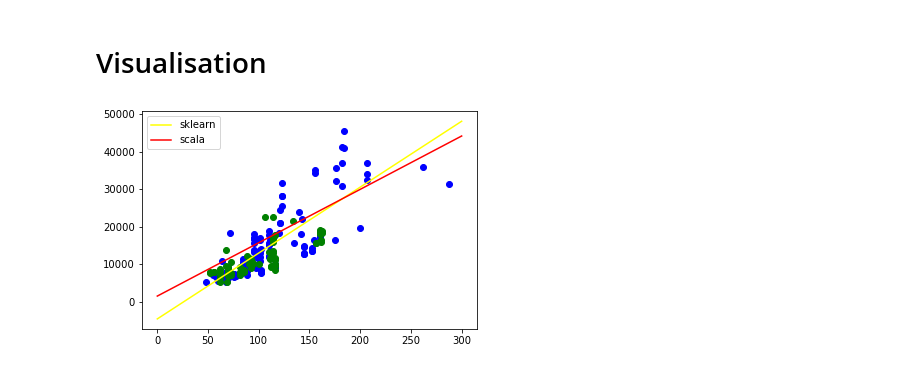
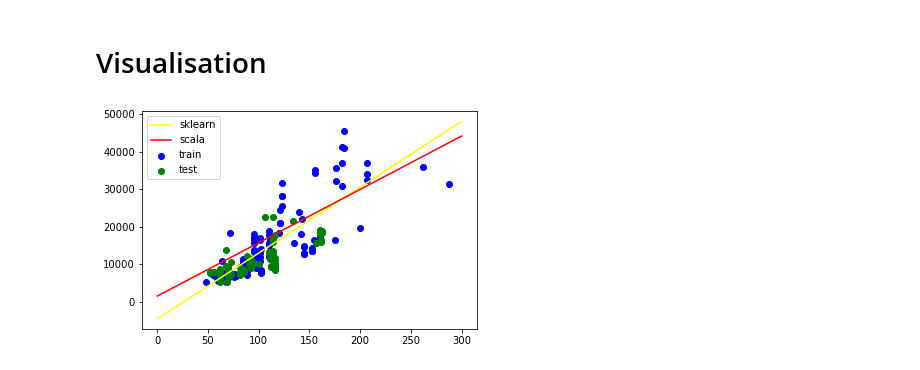
Before and after one commit to cherninkiy/made-2021-mlbd, a Jupyter notebook: hw3/linreg.ipynb, the cells around one changed output. Drawn from its saved outputs; the diff is of its cells as text; code cells hidden in the pictures.

Commit message:
Fixed image

```diff
--- a/hw3/linreg.ipynb
+++ b/hw3/linreg.ipynb
@@ -70,16 +70,16 @@ Process finished with exit code 0
 # %% [markdown]
 # Visualisation
 # %%
-plt.scatter(train['horsepower'], train['price'], color = 'blue')
-plt.scatter(test['horsepower'], test['price'], color = 'green')
+plt.scatter(train['horsepower'], train['price'], color = 'blue', label='train')
+plt.scatter(test['horsepower'], test['price'], color = 'green', label='test')
 
 x = np.linspace(0, 300, 300)
 plt.plot(x, linreg.coef_*x + linreg.intercept_, color = 'yellow', label='sklearn')
 
 x = np.linspace(0, 300, 300)
 plt.plot(x, 142.2631303491164*x + 1490.9206534785353, color = 'red', label='scala')
 
 plt.legend()
 plt.show()
 # %% [output]
-[figure, old version]
+[figure, new version]
```
Also changed, not shown: 1 other file.
